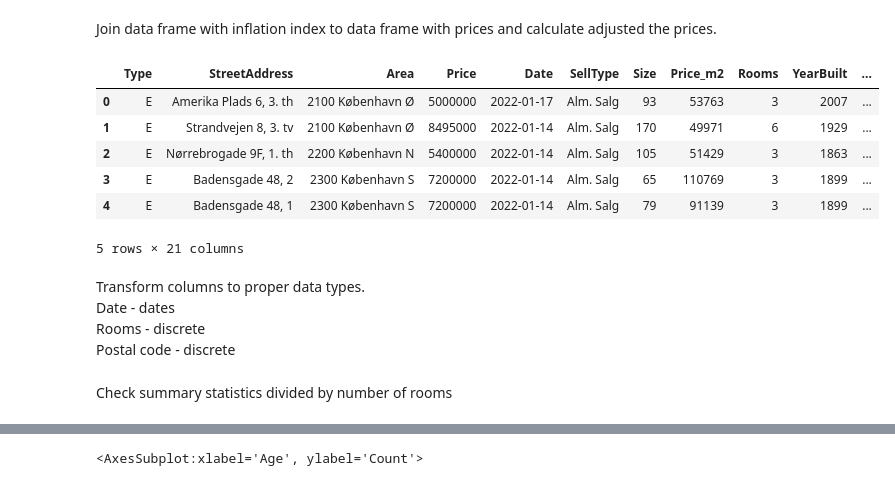
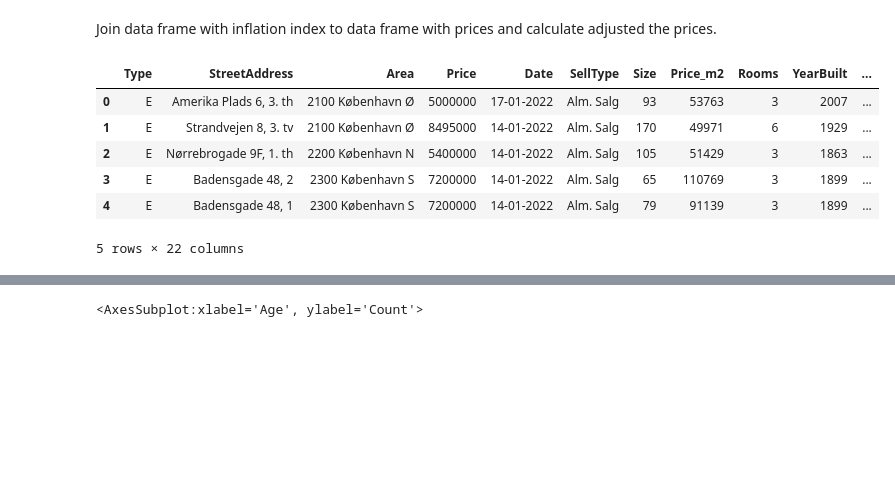
Before and after one commit to MartinJHallberg/BoligaData, a Jupyter notebook: BoligaAnalysis.ipynb, the cells around one changed output, grey strips where cells are left out. Saved outputs shown, nothing was run; the diff lists cells and outputs as text; code cells hidden in the pictures; blank space fills up the shorter version.

```diff
--- a/BoligaAnalysis.ipynb
+++ b/BoligaAnalysis.ipynb
@@ -162,40 +162,29 @@ df_inf.head()
 Join data frame with inflation index to data frame with prices and calculate adjusted the prices.
 # %%
 # Make date column into date format
-df['Date'] = pd.to_datetime(df['Date'])
+df['Date_dt'] = pd.to_datetime(df['Date'], format =  "%d-%m-%Y")
 
-df['Date_Year']  = df['Date'].dt.year
-df['Date_Month'] = df['Date'].dt.month
-df['Date_Week'] = df['Date'].dt.week
+df['Date_Year']  = df['Date_dt'].dt.year
+df['Date_Month'] = df['Date_dt'].dt.month
+df['Date_Week'] = df['Date_dt'].dt.week
 # %%
 # Join data frames
 df = df.merge(df_inf,
          how = 'left',
          left_on = ['Date_Year','Date_Month'],
          right_on = ['Year', 'Month']
         )
 
 # Calculate adjusted prices
-df['Price_idx'] = df['Price'] * df['Index']/100
-df['Prce_m2_idx'] = df['Price_m2'] * df['Index']/100
+df['Price_2015'] = (df['Price'] * df['Index']/100).astype(int)
+df['Price_m2_2015'] = (df['Price_m2'] * df['Index']/100).astype(int)
 
 df.head()
 # %% [output]
 |  | Type | StreetAddress | Area | Price | Date | SellType | Size | Price_m2 | Rooms | YearBuilt | ... |
-| 0 | E | Amerika Plads 6, 3. th | 2100 København Ø | 5000000 | 2022-01-17 | Alm. Salg | 93 | 53763 | 3 | 2007 | ... |
-| 1 | E | Strandvejen 8, 3. tv | 2100 København Ø | 8495000 | 2022-01-14 | Alm. Salg | 170 | 49971 | 6 | 1929 | ... |
-| 2 | E | Nørrebrogade 9F, 1. th | 2200 København N | 5400000 | 2022-01-14 | Alm. Salg | 105 | 51429 | 3 | 1863 | ... |
-| 3 | E | Badensgade 48, 2 | 2300 København S | 7200000 | 2022-01-14 | Alm. Salg | 65 | 110769 | 3 | 1899 | ... |
-| 4 | E | Badensgade 48, 1 | 2300 København S | 7200000 | 2022-01-14 | Alm. Salg | 79 | 91139 | 3 | 1899 | ... |
+| 0 | E | Amerika Plads 6, 3. th | 2100 København Ø | 5000000 | 17-01-2022 | Alm. Salg | 93 | 53763 | 3 | 2007 | ... |
+| 1 | E | Strandvejen 8, 3. tv | 2100 København Ø | 8495000 | 14-01-2022 | Alm. Salg | 170 | 49971 | 6 | 1929 | ... |
+| 2 | E | Nørrebrogade 9F, 1. th | 2200 København N | 5400000 | 14-01-2022 | Alm. Salg | 105 | 51429 | 3 | 1863 | ... |
+| 3 | E | Badensgade 48, 2 | 2300 København S | 7200000 | 14-01-2022 | Alm. Salg | 65 | 110769 | 3 | 1899 | ... |
+| 4 | E | Badensgade 48, 1 | 2300 København S | 7200000 | 14-01-2022 | Alm. Salg | 79 | 91139 | 3 | 1899 | ... |
-5 rows × 21 columns
+5 rows × 22 columns
-# %% [markdown]
-
-Transform columns to proper data types.
-<br>
-Date - dates
-<br>
-Rooms - discrete
-<br>
-Postal code - discrete
-# %% [markdown]
-Check summary statistics divided by number of rooms
```
Also changed, not shown: parts of 42 cells of this notebook, 1 other file.
